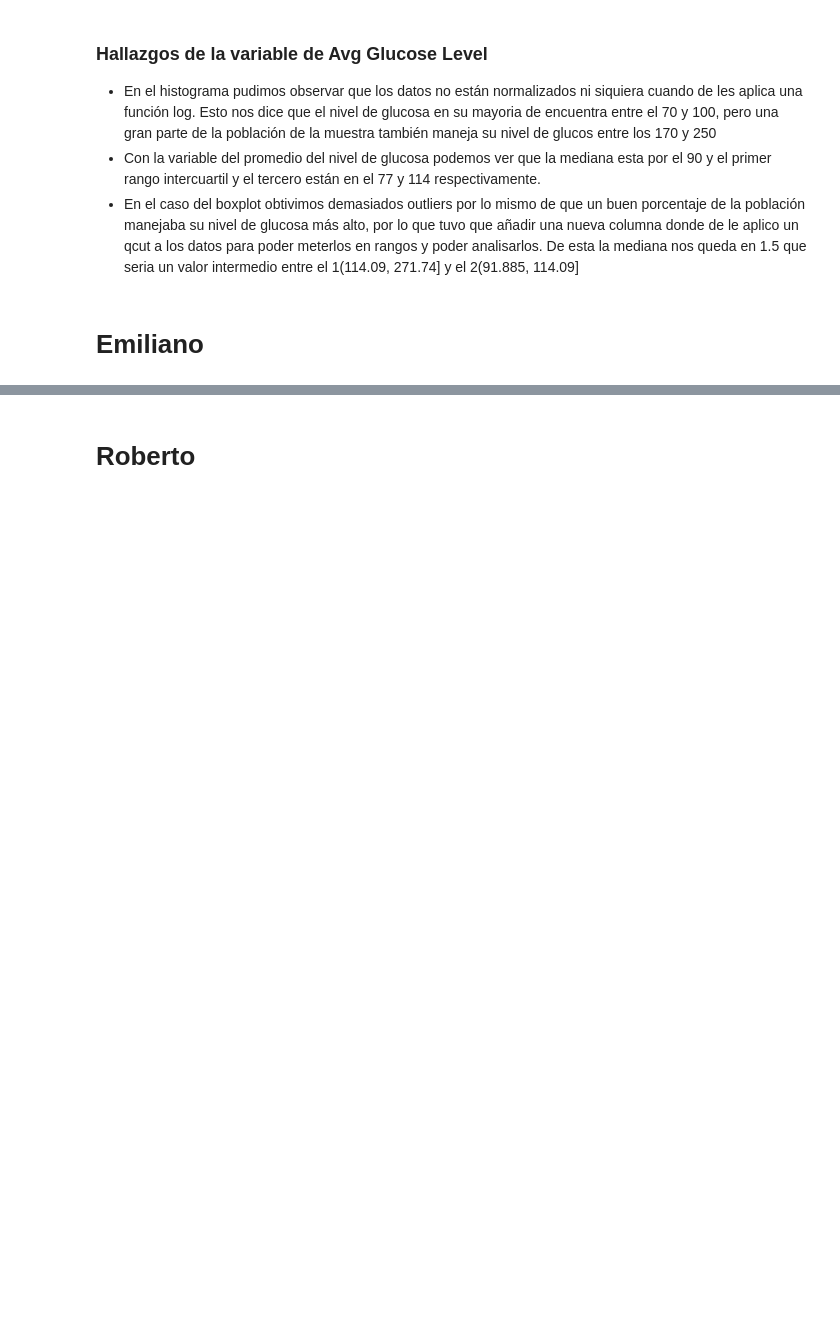
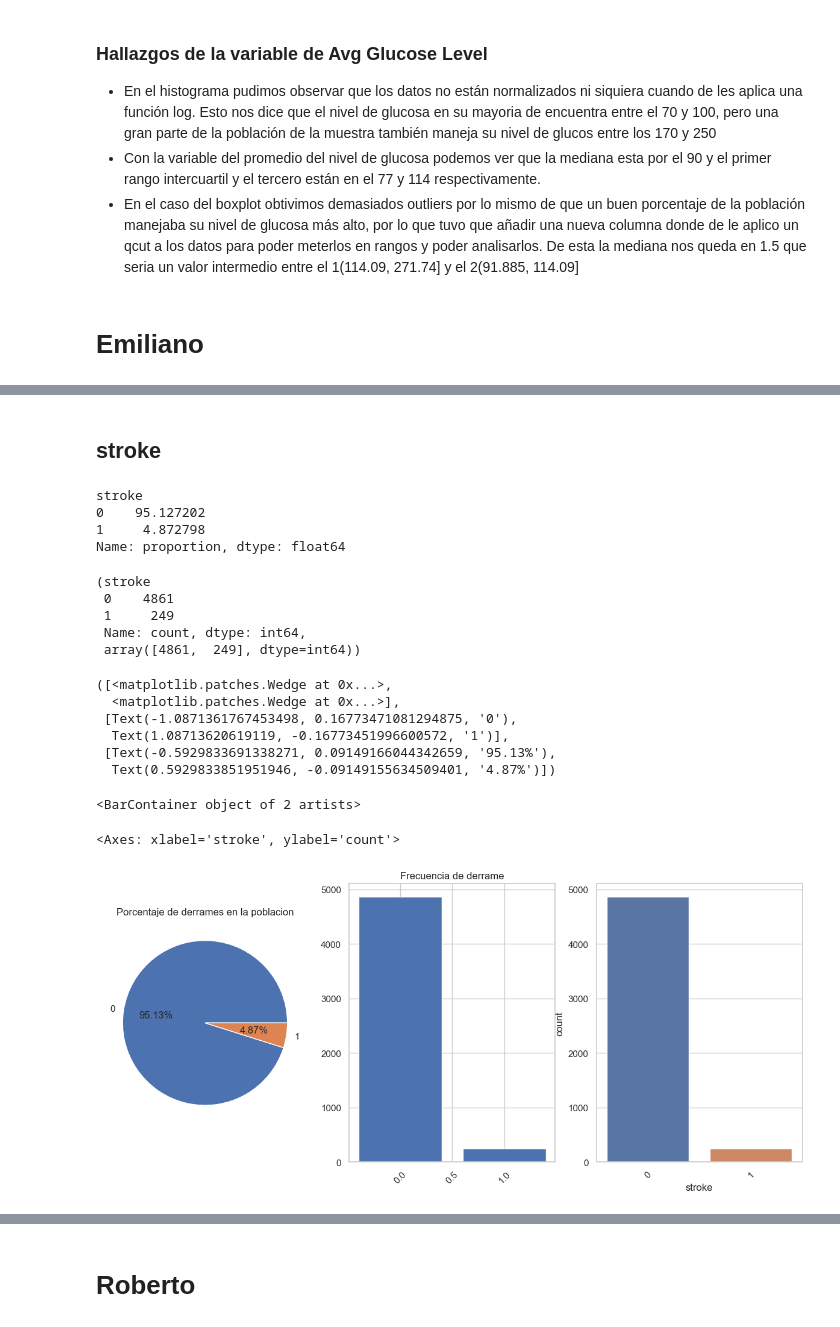
Before and after one commit to SamQuintero/PAD, a Jupyter notebook: analisis.ipynb, the cells around one changed output, grey strips where cells are left out. Cells and saved outputs as stored; diff of their text form; code cells hidden in the pictures; blank space fills up the shorter version.

```diff
--- a/analisis.ipynb
+++ b/analisis.ipynb
@@ -601,0 +653,45 @@ sns.histplot(data=data, x="avg_glucose_level", hue='avg_glucose_bn',kde=True, el
+# %% [markdown]
+## stroke
+# %%
+pc_stroke = data.stroke.value_counts(normalize=True)*100
+pc_stroke
+# %% [output]
+stroke
+0    95.127202
+1     4.872798
+Name: proportion, dtype: float64
+# %%
+freq_stroke = data.stroke.value_counts()
+freq_stroke, freq_stroke.values
+# %% [output]
+(stroke
+ 0    4861
+ 1     249
+ Name: count, dtype: int64,
+ array([4861,  249], dtype=int64))
+# %%
+fig, ax = plt.subplots(1,3, figsize=(15,6))
+
+ax[0].pie(pc_stroke,
+        labels=pc_stroke.index,
+        autopct="%.2f%%")
+ax[0].title.set_text('Porcentaje de derrames en la poblacion')
+
+ax[1].bar(freq_stroke.index,
+        height=freq_stroke.values)
+ax[1].title.set_text('Frecuencia de derrame')
+sns.countplot(data=data, x ="stroke",ax=ax[2])
+ax[1].tick_params(axis='x', rotation=45)
+ax[2].tick_params(axis='x', rotation=45)
+
+plt.show()
+# %% [output]
+([<matplotlib.patches.Wedge at 0x...>,
+  <matplotlib.patches.Wedge at 0x...>],
+ [Text(-1.0871361767453498, 0.16773471081294875, '0'),
+  Text(1.08713620619119, -0.16773451996600572, '1')],
+ [Text(-0.5929833691338271, 0.09149166044342659, '95.13%'),
+  Text(0.5929833851951946, -0.09149155634509401, '4.87%')])
+<BarContainer object of 2 artists>
+<Axes: xlabel='stroke', ylabel='count'>
+[figure, added]
```
Also changed, not shown: parts of 24 cells of this notebook.
